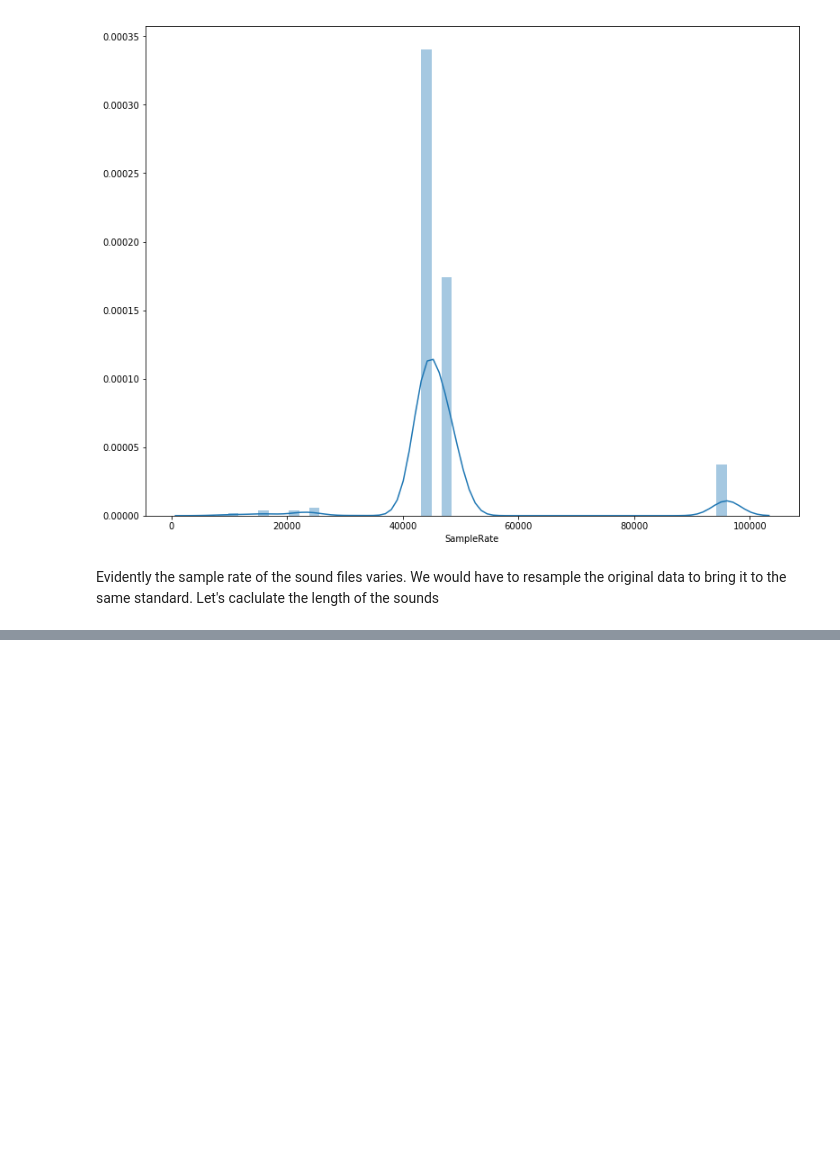
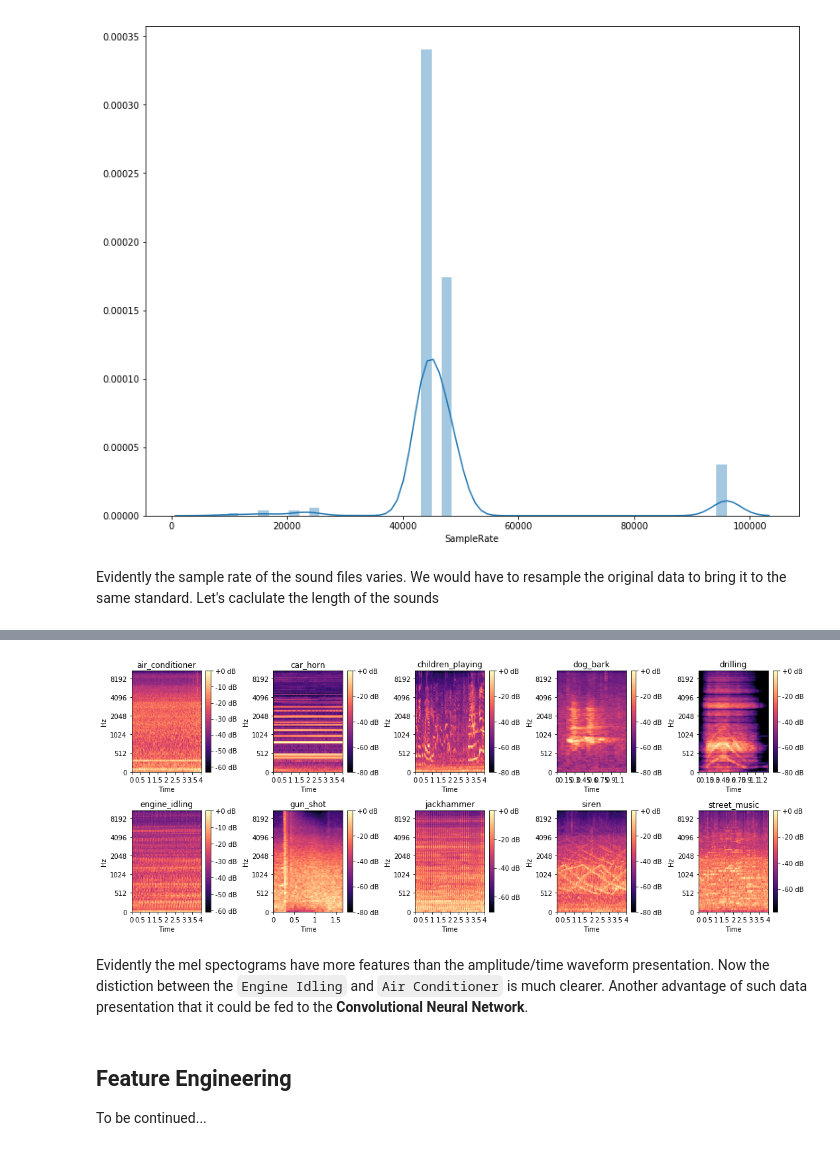
Before and after one commit to v2msLabs/ML1020-Course-Project, a Jupyter notebook: src/main.ipynb, the cells around one changed output, grey strips where cells are left out. Drawn from its saved outputs; the diff is of its cells as text; code cells hidden in the pictures; blank space fills up the shorter version.

```diff
--- a/src/main.ipynb
+++ b/src/main.ipynb
@@ -188,0 +206,21 @@ x.shape
+# %%
+i = 0
+fig = plt.figure(figsize=(15, 6))
+for sample in audio:
+    plt.subplot(2, 5, i+1)
+    y = librosa.resample(sample[0].T, sample[1], 22050)
+    y = librosa.to_mono(y)
+    M = librosa.feature.melspectrogram(y=y)
+    librosa.display.specshow(librosa.power_to_db(M, ref=np.max), y_axis='mel', x_axis='time')
+    plt.title(sampleDf["Class"].iloc[[i]].values[0])
+    plt.colorbar(format='%+02.0f dB')
+    i += 1
+plt.tight_layout()
+# %% [output]
+[figure, added]
+# %% [markdown]
+Evidently the mel spectograms have more features than the amplitude/time waveform presentation. Now the distiction between the `Engine Idling` and `Air Conditioner` is much clearer. Another advantage of such data presentation that it could be fed to the **Convolutional Neural Network**.
+# %% [markdown]
+## Feature Engineering
+
+To be continued...
```
Also changed, not shown: parts of 26 cells of this notebook.
